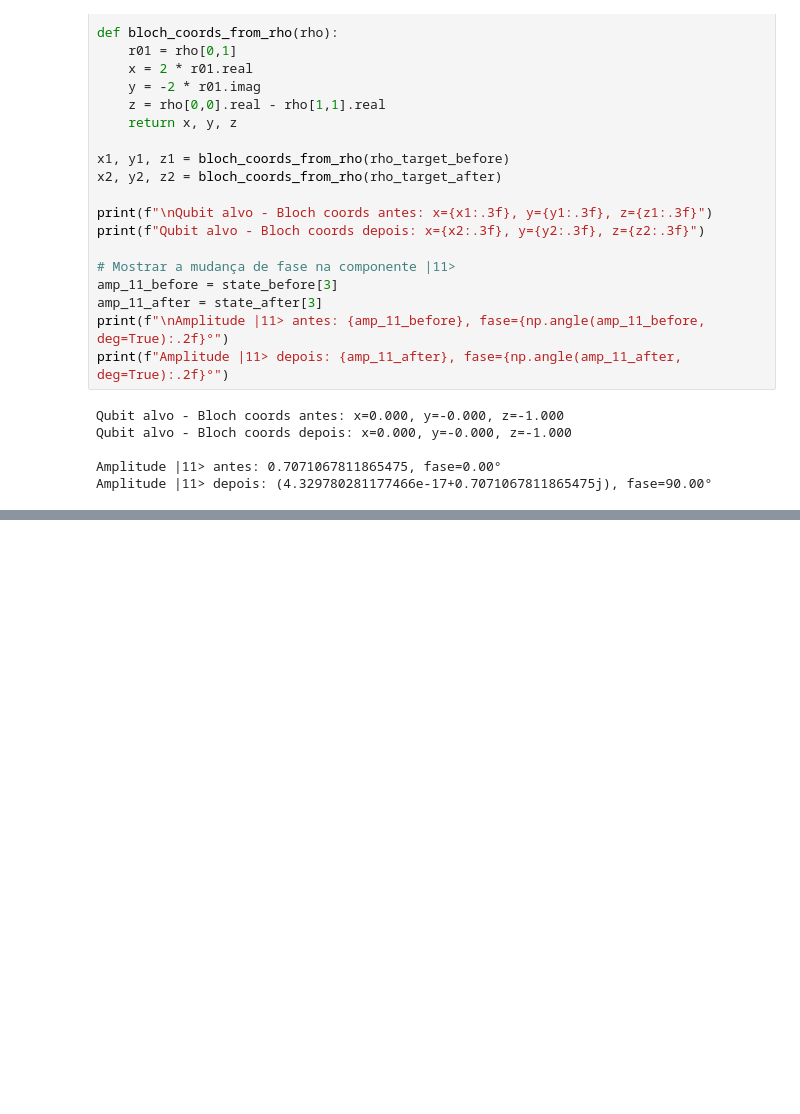
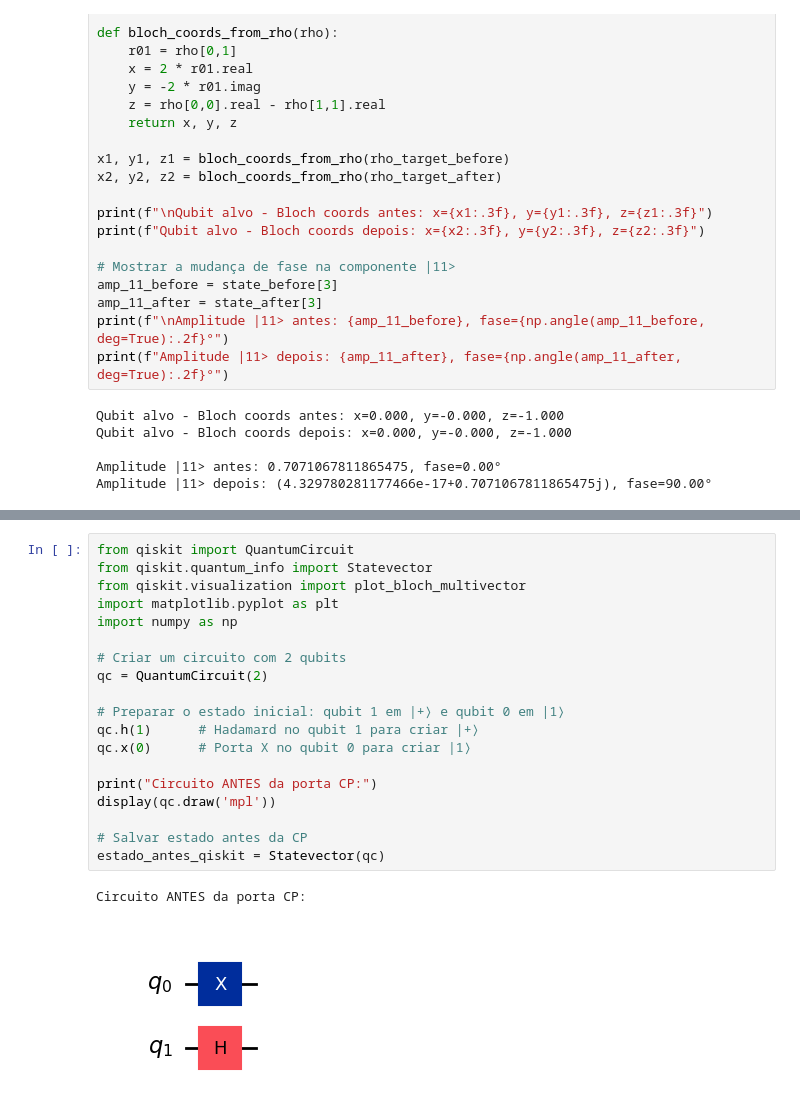
Before and after one commit to maxwellamaral/quantum, a Jupyter notebook: notebooks/00b-phases.ipynb, the cells around one changed output, grey strips where cells are left out. Saved outputs shown, nothing was run; the diff lists cells and outputs as text; blank space fills up the shorter version.

Commit message:
feat: adicionada explicação sobre a porta CP

```diff
--- a/notebooks/00b-phases.ipynb
+++ b/notebooks/00b-phases.ipynb
@@ -479,0 +488,22 @@ Amplitude |11> depois: (4.329780281177466e-17+0.7071067811865475j), fase=90.00°
+# %%
+from qiskit import QuantumCircuit
+from qiskit.quantum_info import Statevector
+from qiskit.visualization import plot_bloch_multivector
+import matplotlib.pyplot as plt
+import numpy as np
+
+# Criar um circuito com 2 qubits
+qc = QuantumCircuit(2)
+
+# Preparar o estado inicial: qubit 1 em |+⟩ e qubit 0 em |1⟩
+qc.h(1)      # Hadamard no qubit 1 para criar |+⟩
+qc.x(0)      # Porta X no qubit 0 para criar |1⟩
+
+print("Circuito ANTES da porta CP:")
+display(qc.draw('mpl'))
+
+# Salvar estado antes da CP
+estado_antes_qiskit = Statevector(qc)
+# %% [output]
+Circuito ANTES da porta CP:
+[figure, added]
```
Also changed, not shown: parts of 7 cells of this notebook.
